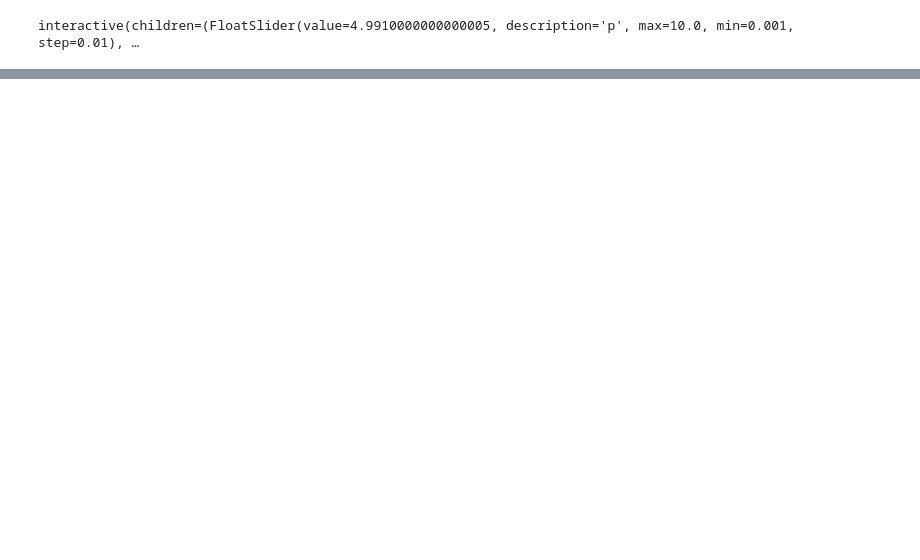
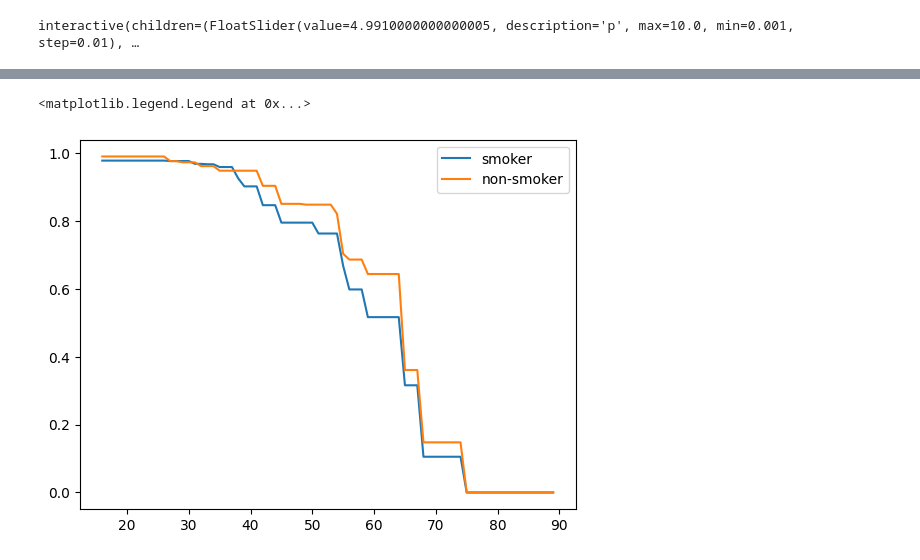
Before and after one commit to probabl-ai/youtube-appendix, a Jupyter notebook: 08-boosting/boosting.ipynb, the cells around one changed output, grey strips where cells are left out. Saved outputs shown, nothing was run; the diff lists cells and outputs as text; code cells hidden in the pictures; blank space fills up the shorter version.

```diff
--- a/08-boosting/boosting.ipynb
+++ b/08-boosting/boosting.ipynb
@@ -152,0 +166,4 @@ p2 = (alt.Chart(pl.DataFrame(results))
+# %%
+import polars as pl
+
+df = pl.read_csv("smoking.csv")
@@ -152,0 +196,3 @@ p2 = (alt.Chart(pl.DataFrame(results))
+# %%
+y = df['outcome'].to_list()
+X = df.select('age', 'smoker').to_pandas()
@@ -152,0 +212,31 @@ p2 = (alt.Chart(pl.DataFrame(results))
+# %%
+from sklearn.ensemble import HistGradientBoostingClassifier
+from sklearn.pipeline import make_pipeline
+from sklearn.compose import ColumnTransformer
+from sklearn.preprocessing import OneHotEncoder, FunctionTransformer
+
+pipe = make_pipeline(
+    ColumnTransformer([
+        ('smoke', OneHotEncoder(), ['smoker']),
+        ('age', FunctionTransformer(), ['age'])
+    ]),
+    HistGradientBoostingClassifier(monotonic_cst=[0, 0, 1])
+)
+
+probas = pipe.fit(X, y).predict_proba(X)
+# %%
+import numpy as np
+import pandas as pd
+import matplotlib.pylab as plt
+
+age = np.arange(16, 90)
+
+df_smoke = pd.DataFrame({'age':age, 'smoker': ['Yes' for _ in age]})
+df_non_smoke = pd.DataFrame({'age':age, 'smoker': ['No' for _ in age]})
+
+plt.plot(age, pipe.predict_proba(df_smoke)[:, 0], label='smoker')
+plt.plot(age, pipe.predict_proba(df_non_smoke)[:, 0], label='non-smoker')
+plt.legend()
+# %% [output]
+<matplotlib.legend.Legend at 0x...>
+[figure, added]
```
Also changed, not shown: parts of 15 cells of this notebook, 2 other files.
